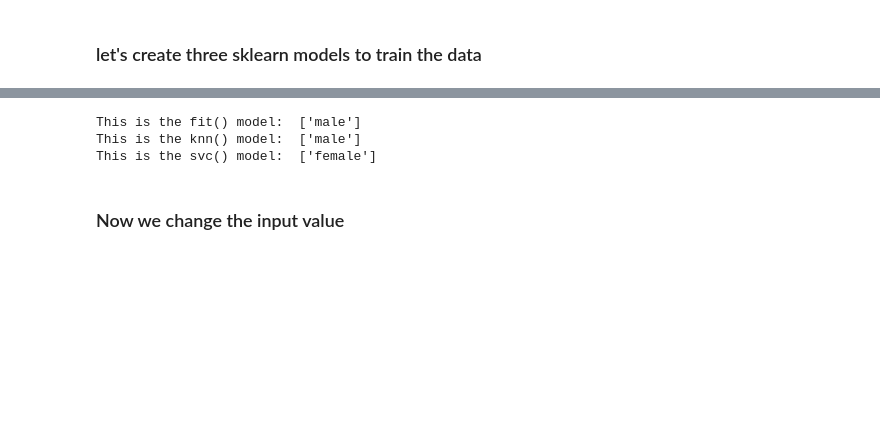
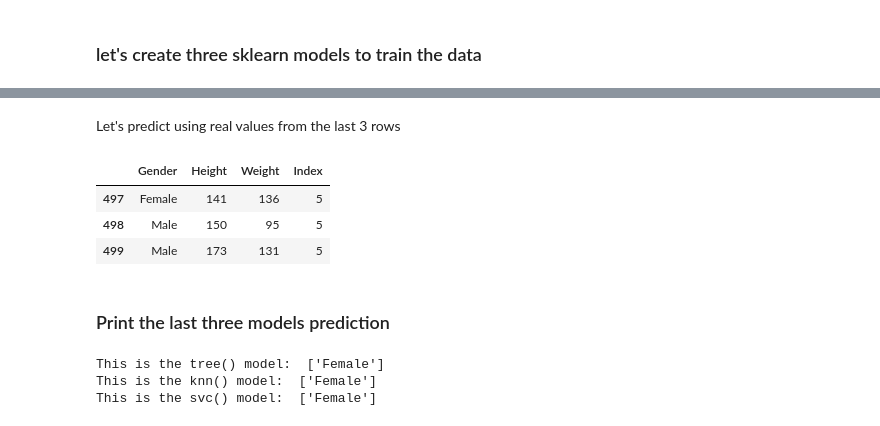
Before and after one commit to OuedraogoAbdoul/Gender-Classifier, a Jupyter notebook: gender_classifier.ipynb, the cells around one changed output, grey strips where cells are left out. Drawn from its saved outputs; the diff is of its cells as text; code cells hidden in the pictures; blank space fills up the shorter version.

```diff
--- a/gender_classifier.ipynb
+++ b/gender_classifier.ipynb
@@ -39,0 +127,9 @@ predictionsvc = clfsvc.predict([[190, 70, 43]])
+# %% [markdown]
+Let's predict using real values from the last 3 rows
+# %%
+df.tail(3)
+# %% [output]
+|  | Gender | Height | Weight | Index |
+| 497 | Female | 141 | 136 | 5 |
+| 498 | Male | 150 | 95 | 5 |
+| 499 | Male | 173 | 131 | 5 |
@@ -40,10 +140,10 @@ predictionsvc = clfsvc.predict([[190, 70, 43]])
+# %% [markdown]
+### Print the last three models prediction
 # %%
-print("This is the fit() model: ", prediction)
+print("This is the tree() model: ", prediction)
 print("This is the knn() model: ", predictionknn)
 print("This is the svc() model: ", predictionsvc)
 # %% [output]
-This is the fit() model:  ['male']
-This is the knn() model:  ['male']
-This is the svc() model:  ['female']
+This is the tree() model:  ['Female']
+This is the knn() model:  ['Female']
+This is the svc() model:  ['Female']
-# %% [markdown]
-### Now we change the input value
```
Also changed, not shown: parts of 36 cells of this notebook, 2 other files.
